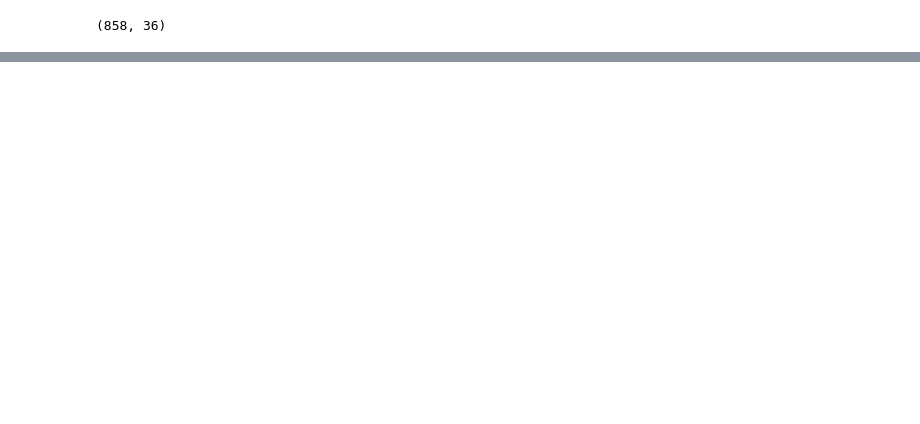
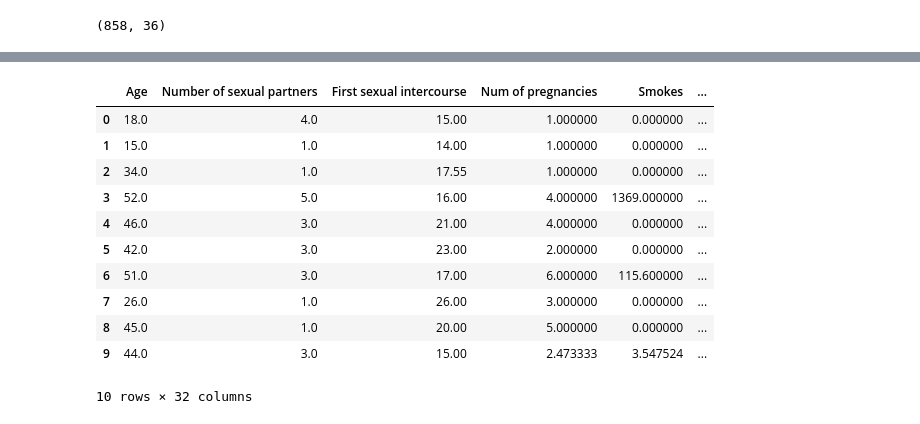
Before and after one commit to NadiaBlostein/Ai4GoodLab_CombatCervicalCancer, a Jupyter notebook: CC_risk_score_dataset_2.ipynb, the cells around one changed output, grey strips where cells are left out. Saved outputs shown, nothing was run; the diff lists cells and outputs as text; code cells hidden in the pictures; blank space fills up the shorter version.

```diff
--- a/CC_risk_score_dataset_2.ipynb
+++ b/CC_risk_score_dataset_2.ipynb
@@ -66,0 +64,7 @@ for col in df.columns:
+# %%
+# replace "?" with na (easier to handle subsequently)
+df = df.replace("?", np.nan)
+# convert to float
+df = df.astype(float)
+# how many null values per feature?
+df.isnull().sum()
@@ -66,0 +89,5 @@ for col in df.columns:
+# %%
+# remove features with too many null values
+df = df.drop(['STDs: Time since first diagnosis', 'STDs: Time since last diagnosis'], axis=1)
+# print(df.columns)
+print(df.shape) # should have 2 features less
@@ -66,0 +96,14 @@ for col in df.columns:
+# %%
+######### Inferring missing data #########
+
+# Strategy 1: KNN
+from sklearn.impute import KNNImputer
+imputer = KNNImputer(n_neighbors=600)
+df = pd.DataFrame(imputer.fit_transform(df),columns=df.columns)
+# df.isnull().sum()
+
+# Strategy 2: replace na values with median of that feature
+    # (not mean, since mean more vulnerable to outliers)
+# for col in df.columns:
+#     df[col].fillna(df[col].median(), inplace = True)
+# df.isnull().sum()
@@ -66,0 +125,20 @@ for col in df.columns:
+# %%
+######### Feature selection: smoking #########
+# how many cigarettes has this person smoked in their life?
+df['Smokes'] = df['Smokes (years)']*df['Smokes (packs/year)']
+# remove redundant columns
+df = df.drop(['Smokes (years)','Smokes (packs/year)'], axis=1)
+df.head(10)
+# %% [output]
+|  | Age | Number of sexual partners | First sexual intercourse | Num of pregnancies | Smokes | ... |
+| 0 | 18.0 | 4.0 | 15.00 | 1.000000 | 0.000000 | ... |
+| 1 | 15.0 | 1.0 | 14.00 | 1.000000 | 0.000000 | ... |
+| 2 | 34.0 | 1.0 | 17.55 | 1.000000 | 0.000000 | ... |
+| 3 | 52.0 | 5.0 | 16.00 | 4.000000 | 1369.000000 | ... |
+| 4 | 46.0 | 3.0 | 21.00 | 4.000000 | 0.000000 | ... |
+| 5 | 42.0 | 3.0 | 23.00 | 2.000000 | 0.000000 | ... |
+| 6 | 51.0 | 3.0 | 17.00 | 6.000000 | 115.600000 | ... |
+| 7 | 26.0 | 1.0 | 26.00 | 3.000000 | 0.000000 | ... |
+| 8 | 45.0 | 1.0 | 20.00 | 5.000000 | 0.000000 | ... |
+| 9 | 44.0 | 3.0 | 15.00 | 2.473333 | 3.547524 | ... |
+10 rows × 32 columns
```
Also changed, not shown: parts of 24 cells of this notebook.
